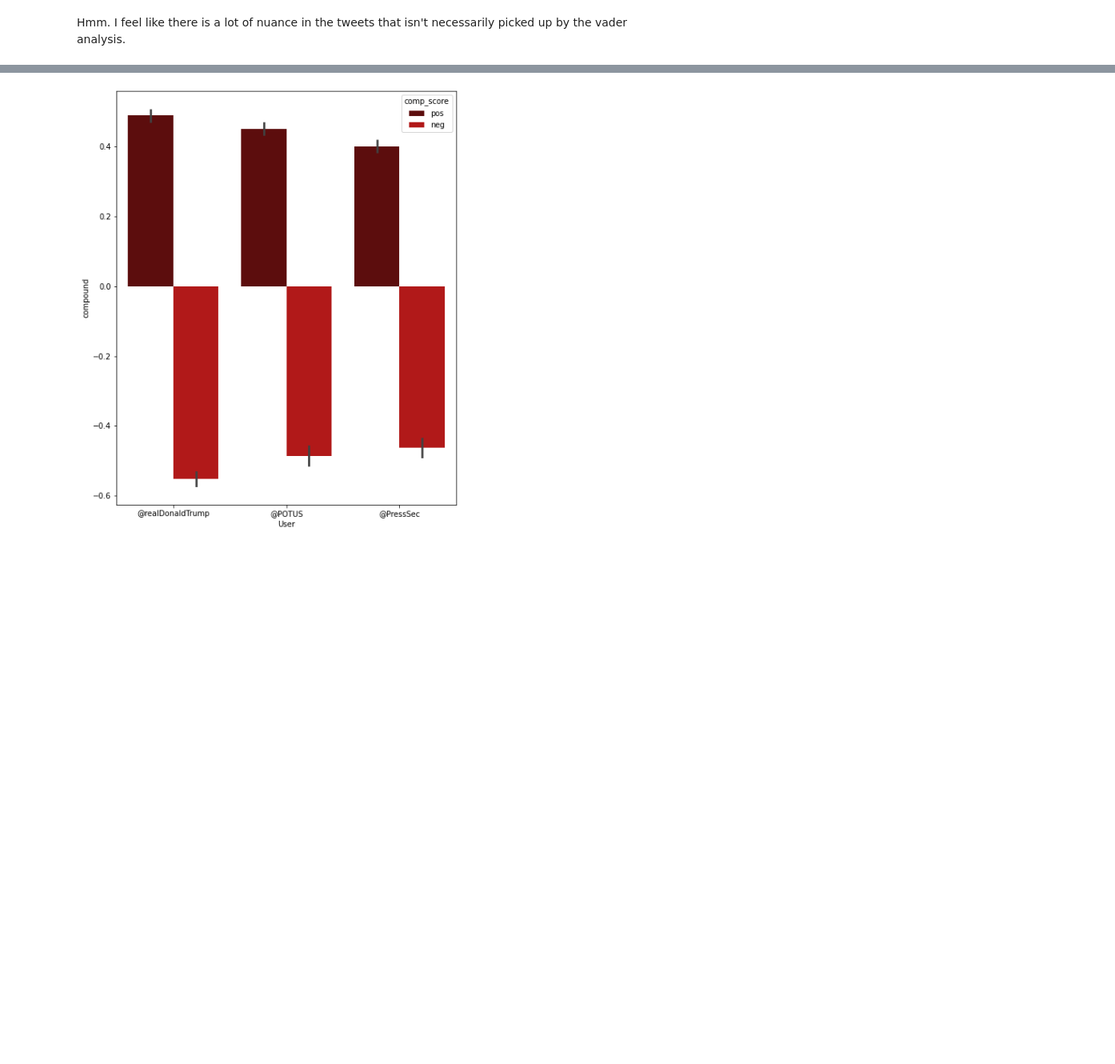
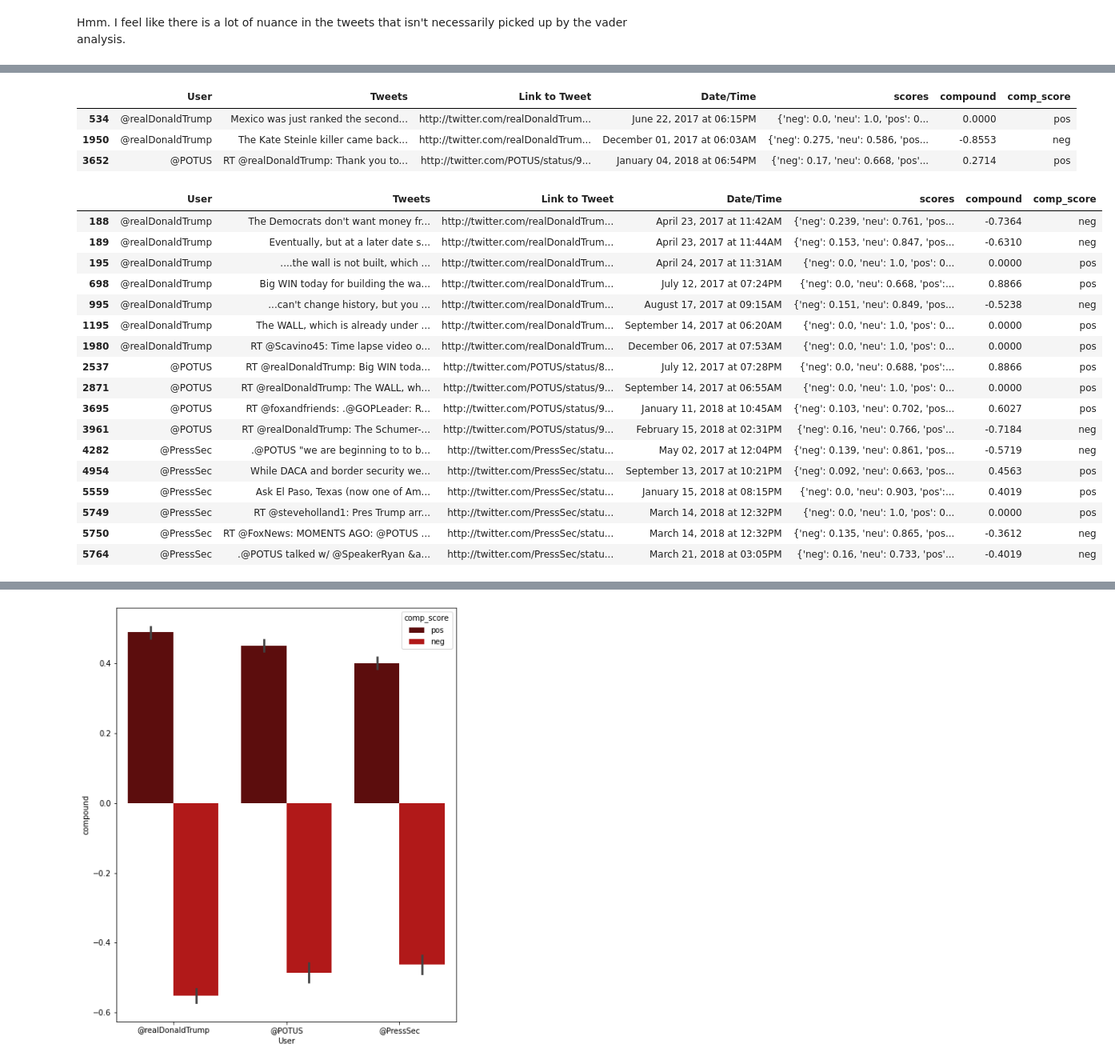
Before and after one commit to maeve70/SentimentAnalysis, a Jupyter notebook: SentimentAnalysis.ipynb, the cells around one changed output, grey strips where cells are left out. Shown at 80% size. Cells and saved outputs as stored; diff of their text form; code cells hidden in the pictures; blank space fills up the shorter version.

```diff
--- a/SentimentAnalysis.ipynb
+++ b/SentimentAnalysis.ipynb
@@ -283,0 +285,29 @@ Hmm. I feel like there is a lot of nuance in the tweets that isn't necessarily p
+# %%
+df[df.Tweets.str.contains("BUILD THE WALL")]
+# %% [output]
+|  | User | Tweets | Link to Tweet | Date/Time | scores | compound | comp_score |
+| 534 | @realDonaldTrump | Mexico was just ranked the second... | http://twitter.com/realDonaldTrum... | June 22, 2017 at 06:15PM | {'neg': 0.0, 'neu': 1.0, 'pos': 0... | 0.0000 | pos |
+| 1950 | @realDonaldTrump | The Kate Steinle killer came back... | http://twitter.com/realDonaldTrum... | December 01, 2017 at 06:03AM | {'neg': 0.275, 'neu': 0.586, 'pos... | -0.8553 | neg |
+| 3652 | @POTUS | RT @realDonaldTrump: Thank you to... | http://twitter.com/POTUS/status/9... | January 04, 2018 at 06:54PM | {'neg': 0.17, 'neu': 0.668, 'pos'... | 0.2714 | pos |
+# %%
+#df1[df1['col'].str.contains(r'foo(?!$)')]
+df[df['Tweets'].str.contains(r'wall(?!$)')]
+# %% [output]
+|  | User | Tweets | Link to Tweet | Date/Time | scores | compound | comp_score |
+| 188 | @realDonaldTrump | The Democrats don't want money fr... | http://twitter.com/realDonaldTrum... | April 23, 2017 at 11:42AM | {'neg': 0.239, 'neu': 0.761, 'pos... | -0.7364 | neg |
+| 189 | @realDonaldTrump | Eventually, but at a later date s... | http://twitter.com/realDonaldTrum... | April 23, 2017 at 11:44AM | {'neg': 0.153, 'neu': 0.847, 'pos... | -0.6310 | neg |
+| 195 | @realDonaldTrump | ....the wall is not built, which ... | http://twitter.com/realDonaldTrum... | April 24, 2017 at 11:31AM | {'neg': 0.0, 'neu': 1.0, 'pos': 0... | 0.0000 | pos |
+| 698 | @realDonaldTrump | Big WIN today for building the wa... | http://twitter.com/realDonaldTrum... | July 12, 2017 at 07:24PM | {'neg': 0.0, 'neu': 0.668, 'pos':... | 0.8866 | pos |
+| 995 | @realDonaldTrump | ...can't change history, but you ... | http://twitter.com/realDonaldTrum... | August 17, 2017 at 09:15AM | {'neg': 0.151, 'neu': 0.849, 'pos... | -0.5238 | neg |
+| 1195 | @realDonaldTrump | The WALL, which is already under ... | http://twitter.com/realDonaldTrum... | September 14, 2017 at 06:20AM | {'neg': 0.0, 'neu': 1.0, 'pos': 0... | 0.0000 | pos |
+| 1980 | @realDonaldTrump | RT @Scavino45: Time lapse video o... | http://twitter.com/realDonaldTrum... | December 06, 2017 at 07:53AM | {'neg': 0.0, 'neu': 1.0, 'pos': 0... | 0.0000 | pos |
+| 2537 | @POTUS | RT @realDonaldTrump: Big WIN toda... | http://twitter.com/POTUS/status/8... | July 12, 2017 at 07:28PM | {'neg': 0.0, 'neu': 0.688, 'pos':... | 0.8866 | pos |
+| 2871 | @POTUS | RT @realDonaldTrump: The WALL, wh... | http://twitter.com/POTUS/status/9... | September 14, 2017 at 06:55AM | {'neg': 0.0, 'neu': 1.0, 'pos': 0... | 0.0000 | pos |
+| 3695 | @POTUS | RT @foxandfriends: .@GOPLeader: R... | http://twitter.com/POTUS/status/9... | January 11, 2018 at 10:45AM | {'neg': 0.103, 'neu': 0.702, 'pos... | 0.6027 | pos |
+| 3961 | @POTUS | RT @realDonaldTrump: The Schumer-... | http://twitter.com/POTUS/status/9... | February 15, 2018 at 02:31PM | {'neg': 0.16, 'neu': 0.766, 'pos'... | -0.7184 | neg |
+| 4282 | @PressSec | .@POTUS "we are beginning to to b... | http://twitter.com/PressSec/statu... | May 02, 2017 at 12:04PM | {'neg': 0.139, 'neu': 0.861, 'pos... | -0.5719 | neg |
+| 4954 | @PressSec | While DACA and border security we... | http://twitter.com/PressSec/statu... | September 13, 2017 at 10:21PM | {'neg': 0.092, 'neu': 0.663, 'pos... | 0.4563 | pos |
+| 5559 | @PressSec | Ask El Paso, Texas (now one of Am... | http://twitter.com/PressSec/statu... | January 15, 2018 at 08:15PM | {'neg': 0.0, 'neu': 0.903, 'pos':... | 0.4019 | pos |
+| 5749 | @PressSec | RT @steveholland1: Pres Trump arr... | http://twitter.com/PressSec/statu... | March 14, 2018 at 12:32PM | {'neg': 0.0, 'neu': 1.0, 'pos': 0... | 0.0000 | pos |
+| 5750 | @PressSec | RT @FoxNews: MOMENTS AGO: @POTUS ... | http://twitter.com/PressSec/statu... | March 14, 2018 at 12:32PM | {'neg': 0.135, 'neu': 0.865, 'pos... | -0.3612 | neg |
+| 5764 | @PressSec | .@POTUS talked w/ @SpeakerRyan &a... | http://twitter.com/PressSec/statu... | March 21, 2018 at 03:05PM | {'neg': 0.16, 'neu': 0.733, 'pos'... | -0.4019 | neg |
```
Also changed, not shown: parts of 9 cells of this notebook.
